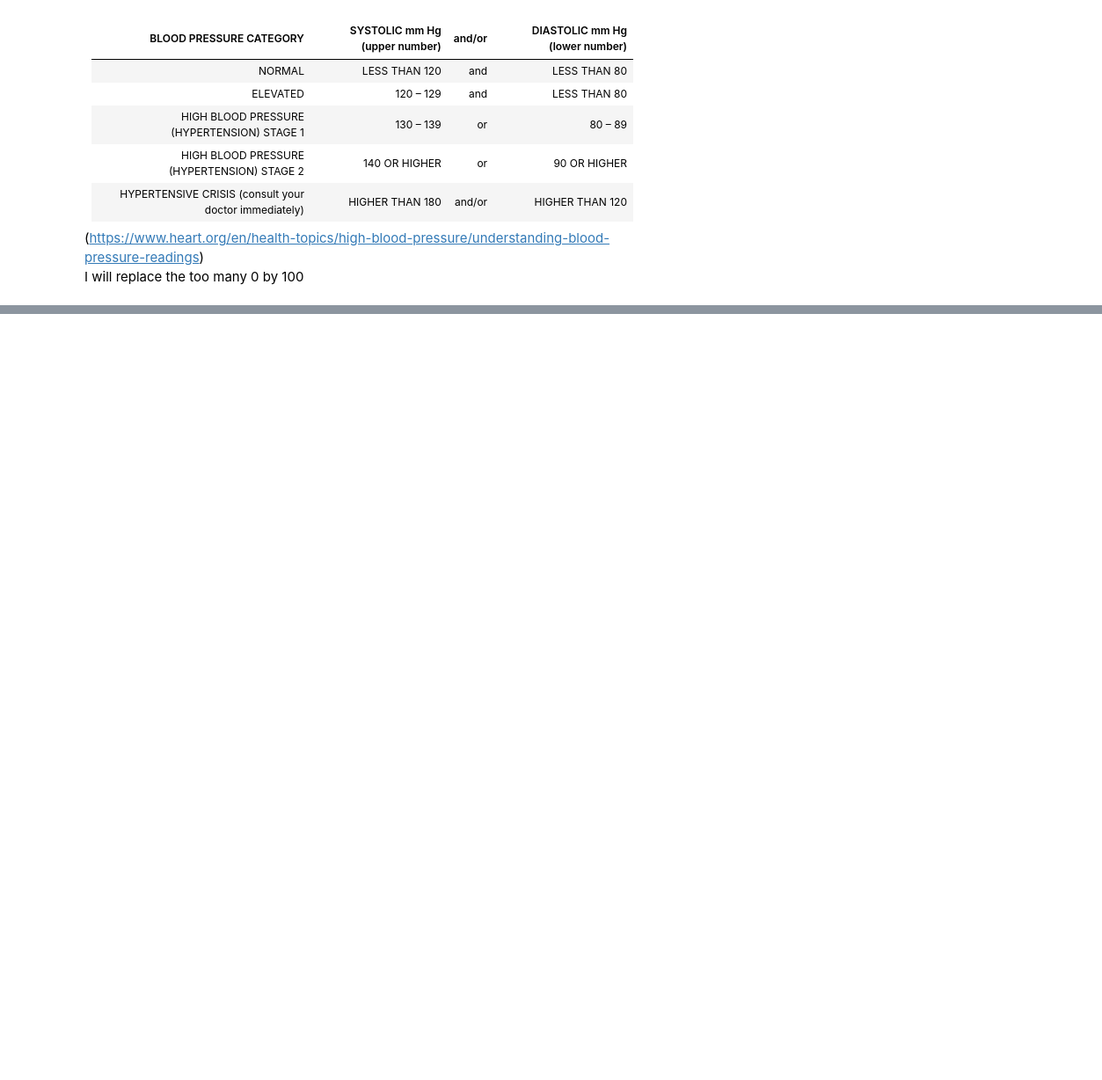
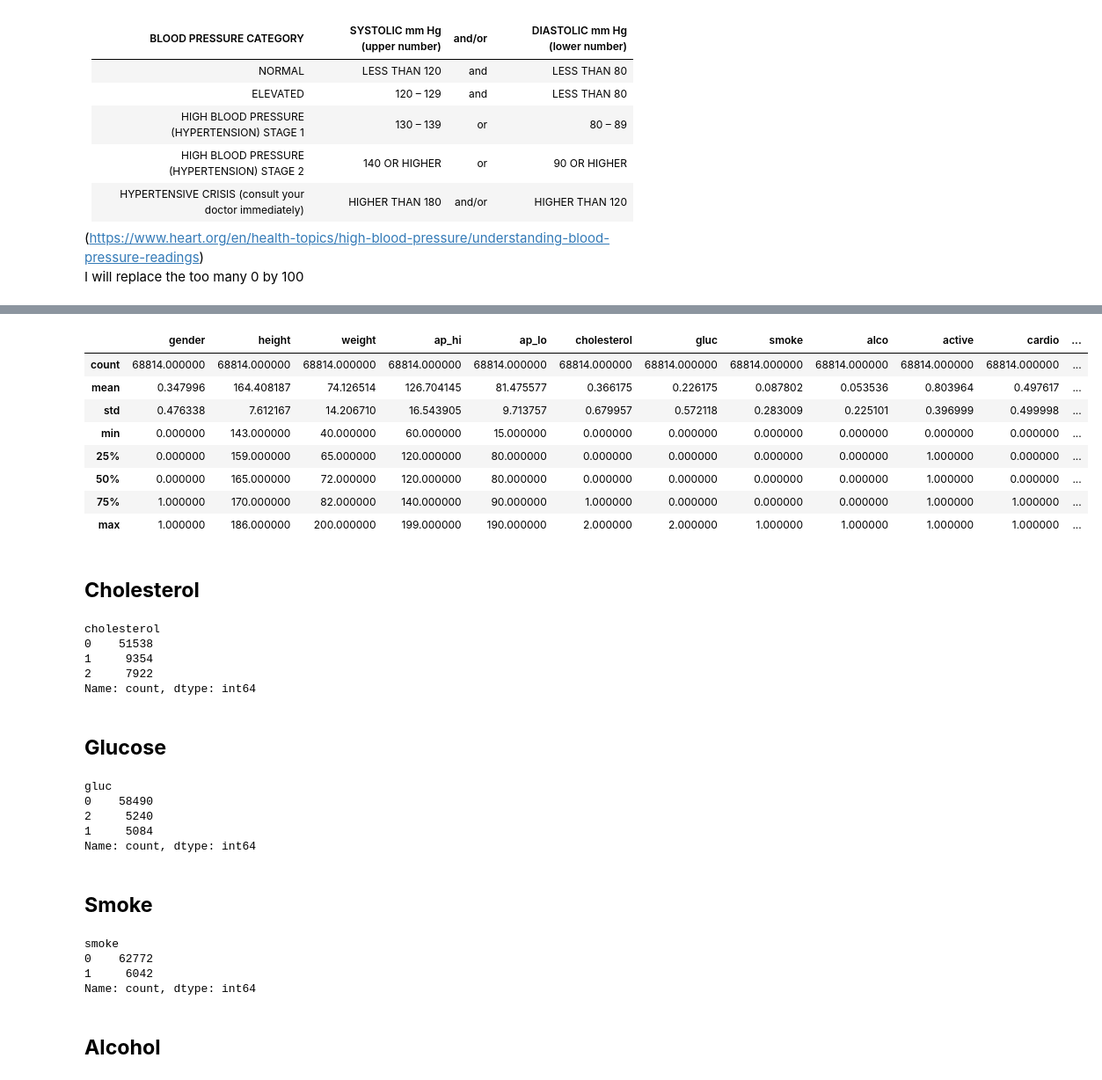
Before and after one commit to flylight-max/Cardio_disease_predict, a Jupyter notebook: EDA.ipynb, the cells around one changed output, grey strips where cells are left out. Shown at 88% size. Saved outputs shown, nothing was run; the diff lists cells and outputs as text; code cells hidden in the pictures; blank space fills up the shorter version.

```diff
--- a/EDA.ipynb
+++ b/EDA.ipynb
@@ -572,0 +721,43 @@ I will replace the too many 0 by 100
+# %%
+health_data.describe()
+# %% [output]
+|  | gender | height | weight | ap_hi | ap_lo | cholesterol | gluc | smoke | alco | active | cardio | ... |
+| count | 68814.000000 | 68814.000000 | 68814.000000 | 68814.000000 | 68814.000000 | 68814.000000 | 68814.000000 | 68814.000000 | 68814.000000 | 68814.000000 | 68814.000000 | ... |
+| mean | 0.347996 | 164.408187 | 74.126514 | 126.704145 | 81.475577 | 0.366175 | 0.226175 | 0.087802 | 0.053536 | 0.803964 | 0.497617 | ... |
+| std | 0.476338 | 7.612167 | 14.206710 | 16.543905 | 9.713757 | 0.679957 | 0.572118 | 0.283009 | 0.225101 | 0.396999 | 0.499998 | ... |
+| min | 0.000000 | 143.000000 | 40.000000 | 60.000000 | 15.000000 | 0.000000 | 0.000000 | 0.000000 | 0.000000 | 0.000000 | 0.000000 | ... |
+| 25% | 0.000000 | 159.000000 | 65.000000 | 120.000000 | 80.000000 | 0.000000 | 0.000000 | 0.000000 | 0.000000 | 1.000000 | 0.000000 | ... |
+| 50% | 0.000000 | 165.000000 | 72.000000 | 120.000000 | 80.000000 | 0.000000 | 0.000000 | 0.000000 | 0.000000 | 1.000000 | 0.000000 | ... |
+| 75% | 1.000000 | 170.000000 | 82.000000 | 140.000000 | 90.000000 | 1.000000 | 0.000000 | 0.000000 | 0.000000 | 1.000000 | 1.000000 | ... |
+| max | 1.000000 | 186.000000 | 200.000000 | 199.000000 | 190.000000 | 2.000000 | 2.000000 | 1.000000 | 1.000000 | 1.000000 | 1.000000 | ... |
+# %% [markdown]
+## **Cholesterol**
+# %%
+health_data["cholesterol"].value_counts()
+# %% [output]
+cholesterol
+0    51538
+1     9354
+2     7922
+Name: count, dtype: int64
+# %% [markdown]
+## **Glucose**
+# %%
+health_data["gluc"].value_counts()
+# %% [output]
+gluc
+0    58490
+2     5240
+1     5084
+Name: count, dtype: int64
+# %% [markdown]
+## **Smoke**
+# %%
+health_data["smoke"].value_counts()
+# %% [output]
+smoke
+0    62772
+1     6042
+Name: count, dtype: int64
+# %% [markdown]
+## **Alcohol**
```
Also changed, not shown: parts of 25 cells of this notebook, 1 other file.
